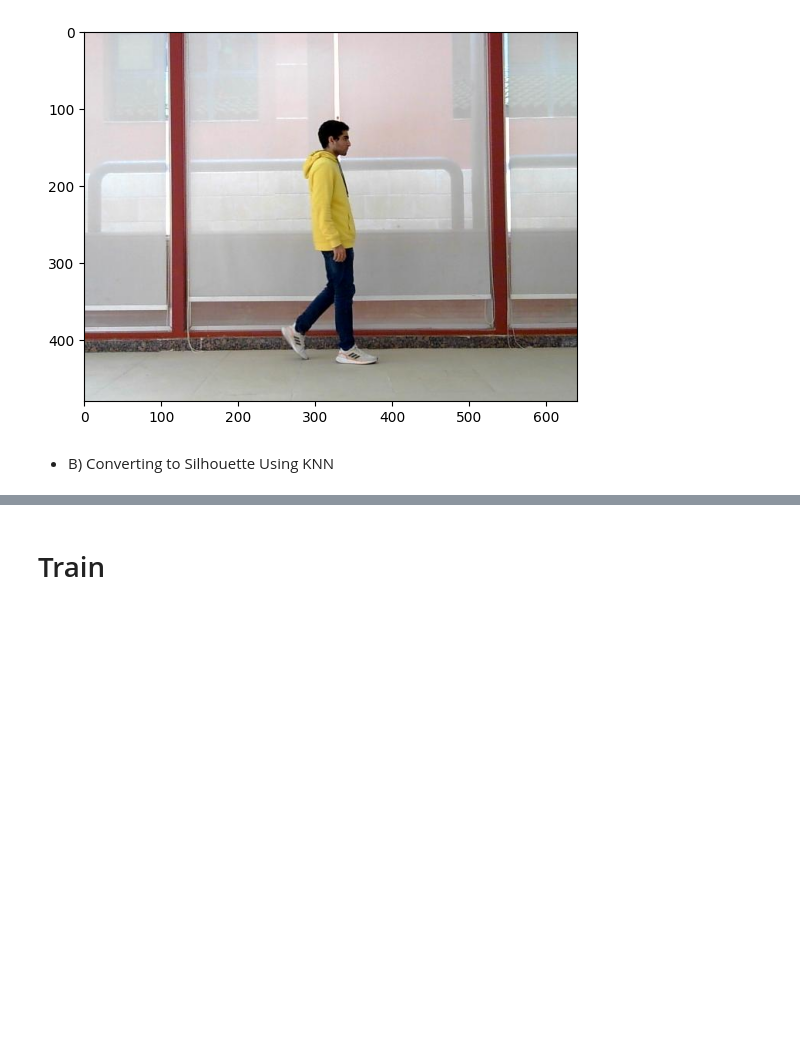
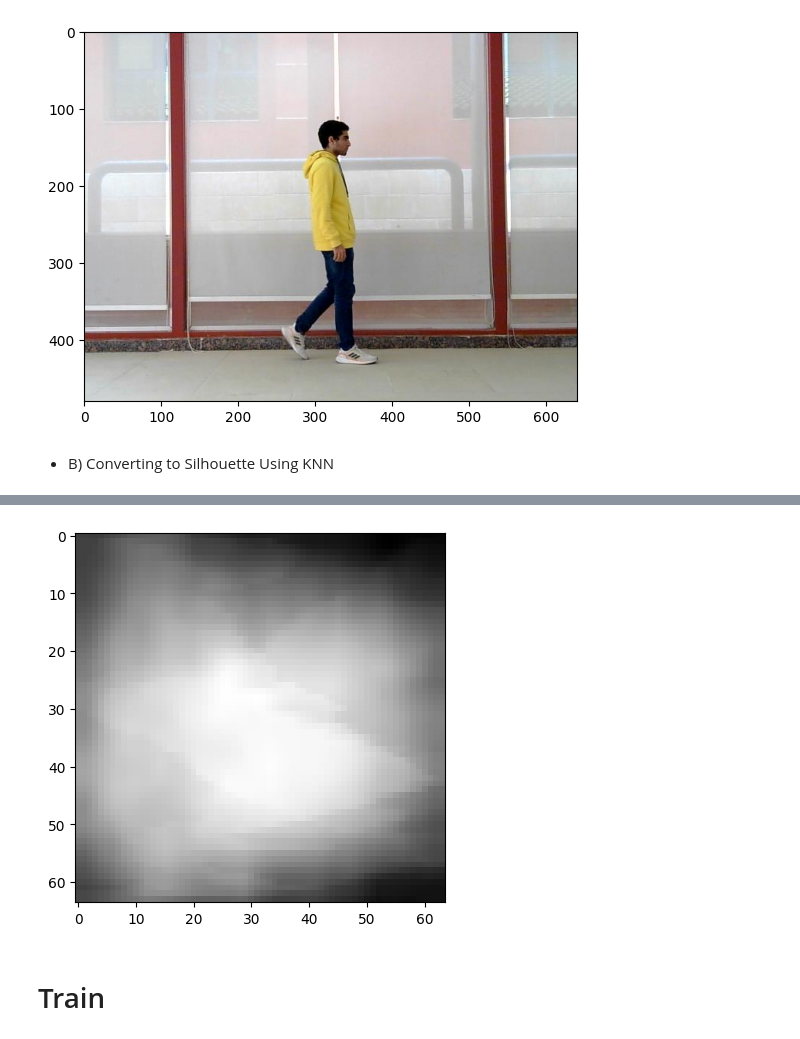
Before and after one commit to LanceAziz/Human-Gait-Identification, a Jupyter notebook: Model/Gait-CNN.ipynb, the cells around one changed output, grey strips where cells are left out. Saved outputs shown, nothing was run; the diff lists cells and outputs as text; code cells hidden in the pictures; blank space fills up the shorter version.

```diff
--- a/Model/Gait-CNN.ipynb
+++ b/Model/Gait-CNN.ipynb
@@ -239,3 +320,18 @@ plt.imshow(exported[120],cmap='gray')
+# %%
+def compute_gei(images):
+    # Convert images to numpy array
+    images_array = np.array(images)
+
+    # Compute GEI by averaging along the first axis (assuming images are stacked along the first axis)
+    gei = np.mean(images_array, axis=0)
+
+    return gei
+# %%
+for frame in range(sequence_length):
+    temp = compute_gei(resized_images)
+    plt.imshow(temp,cmap='gray')
+# %% [output]
+[figure, added]
 # %% [markdown]
 # Train
 # %% [markdown]
```
Also changed, not shown: parts of 6 cells of this notebook.
